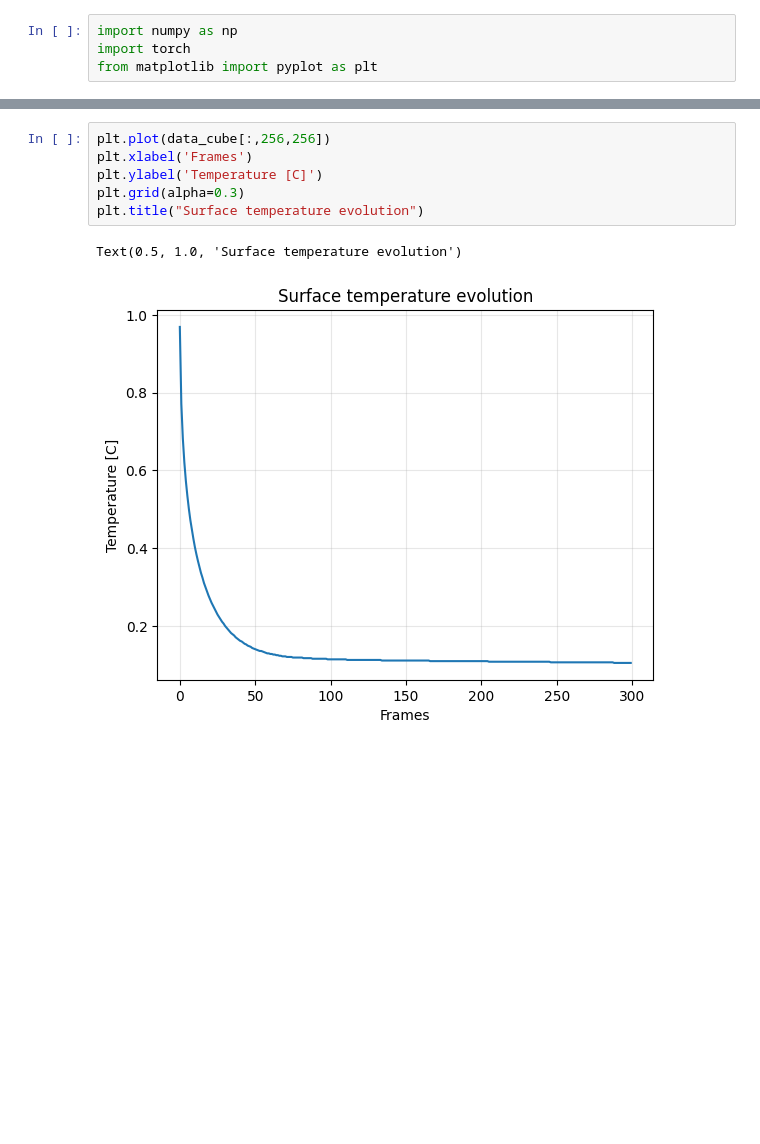
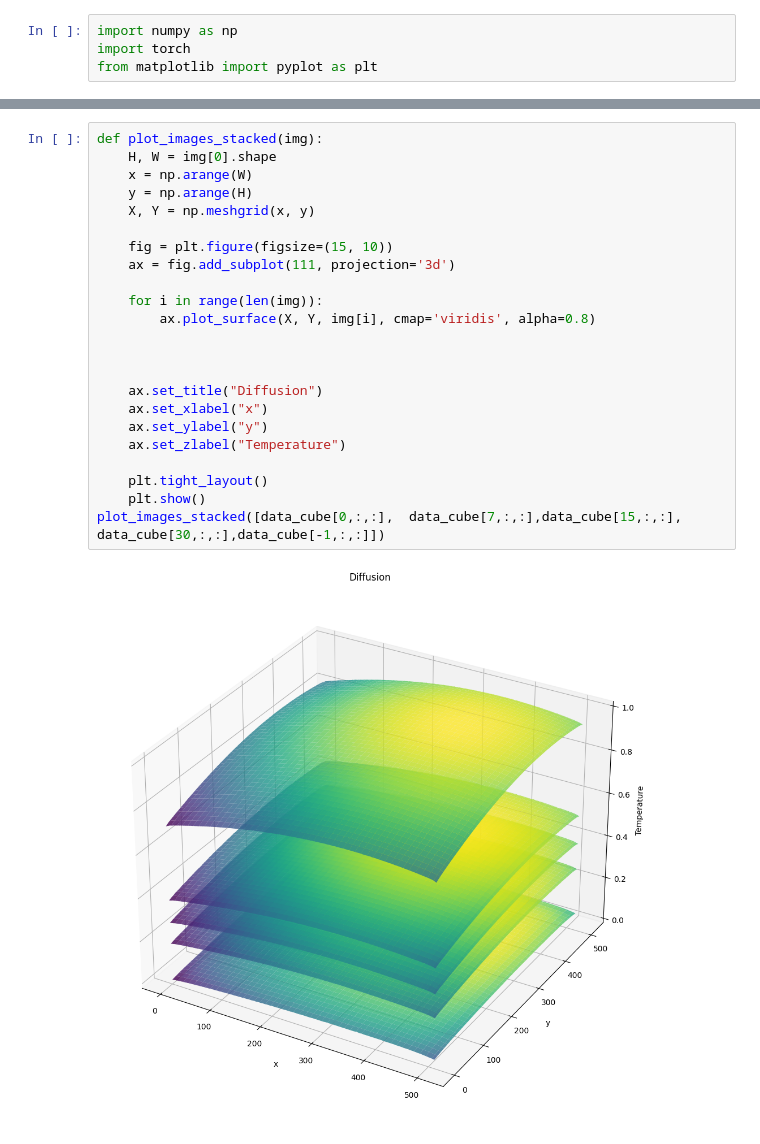
Before and after one commit to konrad-jaworski/Anisotropic_diffusivity_2, a Jupyter notebook: model_notebook.ipynb, the cells around one changed output, grey strips where cells are left out. Drawn from its saved outputs; the diff is of its cells as text; blank space fills up the shorter version.

```diff
--- a/model_notebook.ipynb
+++ b/model_notebook.ipynb
@@ -75,9 +51,25 @@ data_cube=(data_cube-data_cube.min())/(data_cube.max()-data_cube.min()) # Normal
-# %%
-plt.plot(data_cube[:,256,256])
-plt.xlabel('Frames')
-plt.ylabel('Temperature [C]')
-plt.grid(alpha=0.3)
-plt.title("Surface temperature evolution")
-# %% [output]
-Text(0.5, 1.0, 'Surface temperature evolution')
-[figure, removed]
+# %%
+def plot_images_stacked(img):
+    H, W = img[0].shape
+    x = np.arange(W)
+    y = np.arange(H)
+    X, Y = np.meshgrid(x, y)
+
+    fig = plt.figure(figsize=(15, 10))
+    ax = fig.add_subplot(111, projection='3d')
+
+    for i in range(len(img)):
+        ax.plot_surface(X, Y, img[i], cmap='viridis', alpha=0.8)
+
+
+
+    ax.set_title("Diffusion")
+    ax.set_xlabel("x")
+    ax.set_ylabel("y")
+    ax.set_zlabel("Temperature")
+
+    plt.tight_layout()
+    plt.show()
+plot_images_stacked([data_cube[0,:,:],  data_cube[7,:,:],data_cube[15,:,:], data_cube[30,:,:],data_cube[-1,:,:]])
+# %% [output]
+[figure, added]
```
Also changed, not shown: parts of 25 cells of this notebook, 3 other files.
